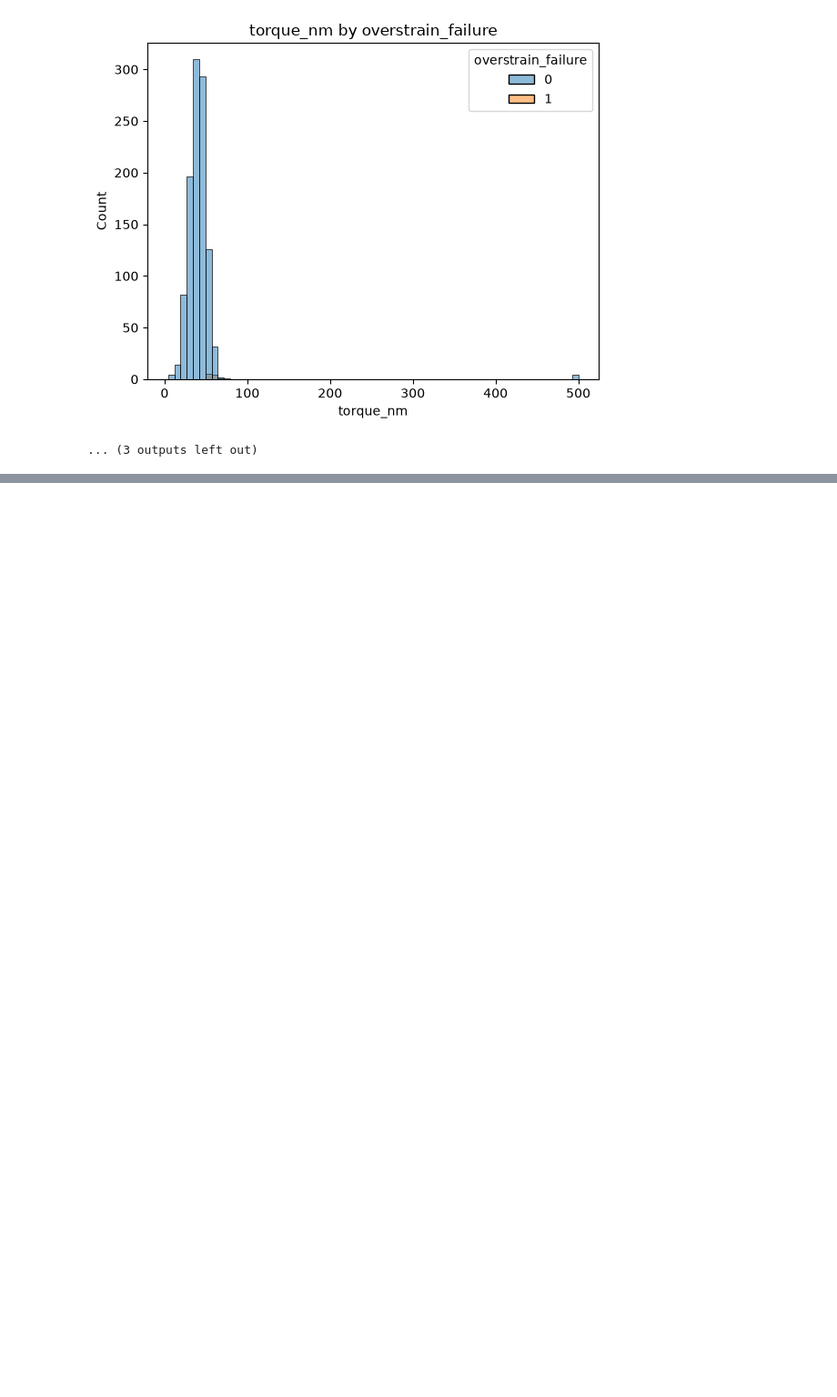
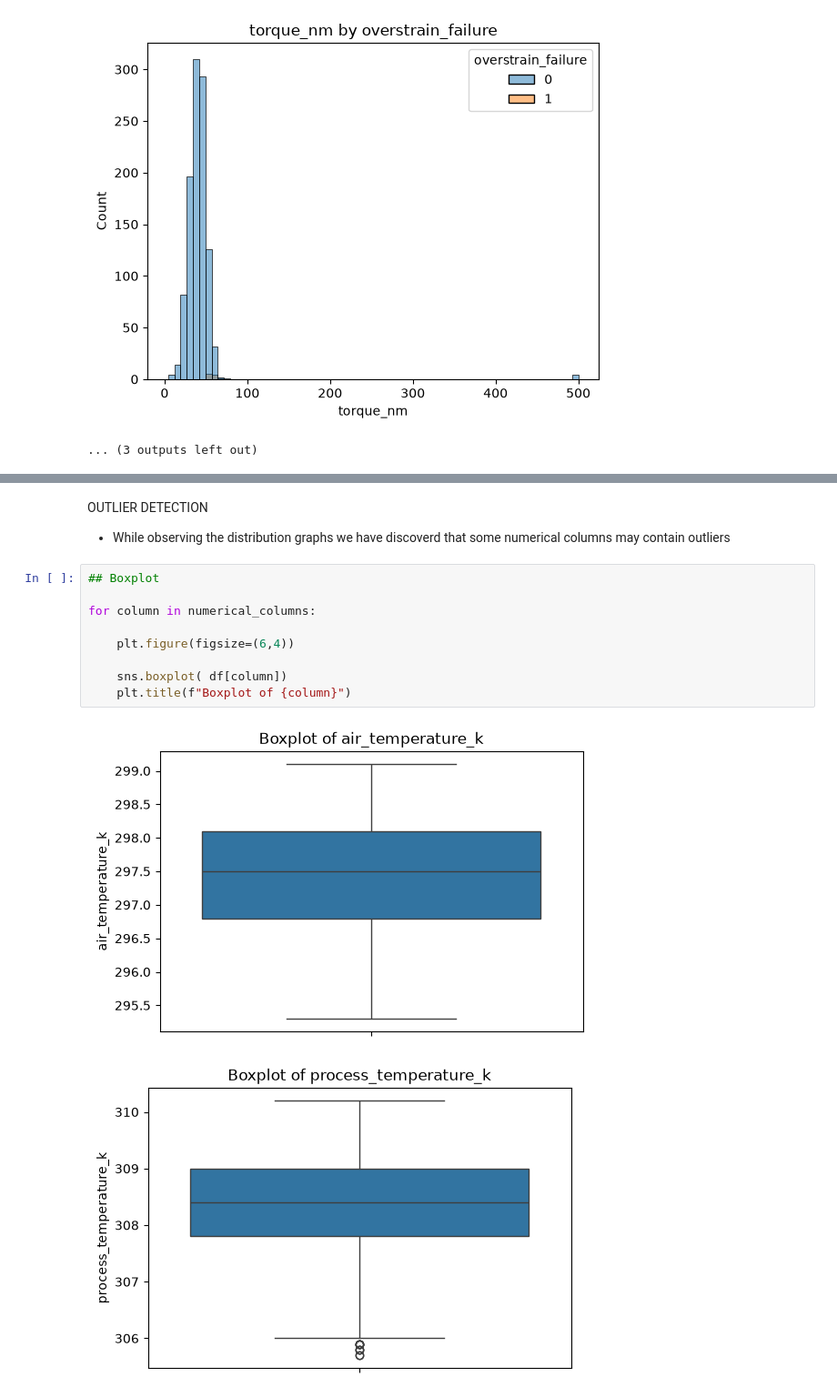
Before and after one commit to SiphesihleNkosi/manufacturing-quality-intelligence-system, a Jupyter notebook: python/machine_failure_type_ml.ipynb, the cells around one changed output, grey strips where cells are left out. Shown at 91% size. Saved outputs shown, nothing was run; the diff lists cells and outputs as text; blank space fills up the shorter version.

```diff
--- a/python/machine_failure_type_ml.ipynb
+++ b/python/machine_failure_type_ml.ipynb
@@ -178,0 +217,15 @@ Observation:
+# %% [markdown]
+OUTLIER DETECTION
+- While observing the distribution graphs we have discoverd that some numerical columns may contain outliers
+# %%
+## Boxplot
+
+for column in numerical_columns:
+
+    plt.figure(figsize=(6,4))
+
+    sns.boxplot( df[column])
+    plt.title(f"Boxplot of {column}")
+# %% [output]
+[figure, added]
+[figure, added]
```
Also changed, not shown: parts of 26 cells of this notebook.
